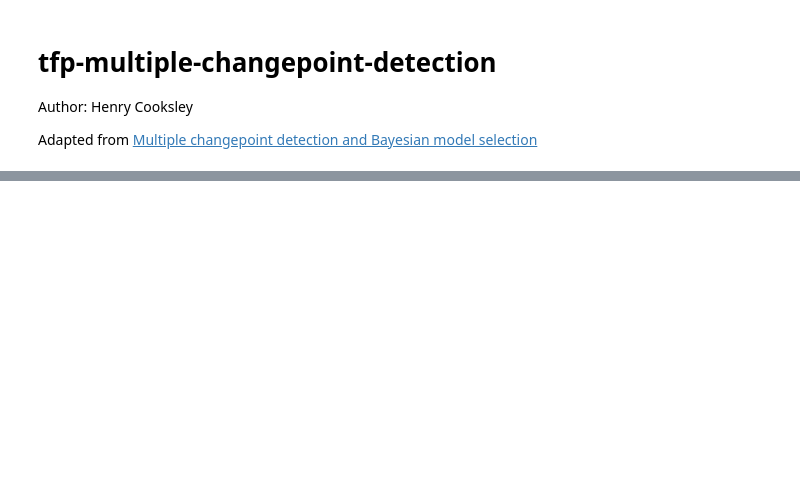
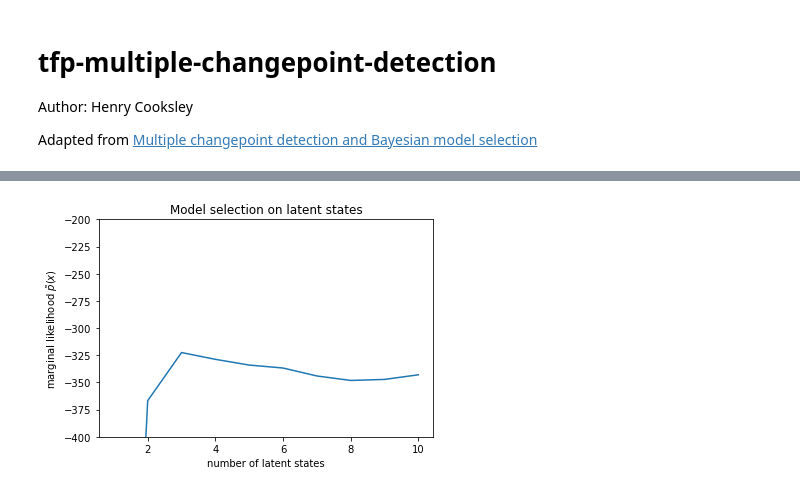
Before and after one commit to hnryjmes/tfp-multiple-changepoint-detection, a Jupyter notebook: tfp_multiple_changepoint_detection.ipynb, the cells around one changed output, grey strips where cells are left out. Cells and saved outputs as stored; diff of their text form; code cells hidden in the pictures; blank space fills up the shorter version.

```diff
--- a/tfp_multiple_changepoint_detection.ipynb
+++ b/tfp_multiple_changepoint_detection.ipynb
@@ -137,0 +386,3 @@ ax.legend(loc=4);
+# %%
+rate_prior = tfd.LogNormal(5, 5)
+rate_prior
@@ -137,0 +391,21 @@ ax.legend(loc=4);
+# %%
+def log_prob():
+    prior_lps = rate_prior.log_prob(tf.math.exp(trainable_log_rates))
+    prior_lp = tf.stack(
+        [tf.reduce_sum(prior_lps[i, :i+1]) for i in range(max_num_states)])
+    return prior_lp + hmm.log_prob(observed_counts)
+# %%
+@tf.function(autograph=False)
+def train_op():
+    with tf.GradientTape() as tape:
+        neg_log_prob = -log_prob()
+    grads = tape.gradient(neg_log_prob, [trainable_log_rates])[0]
+    optimizer.apply_gradients([(grads, trainable_log_rates)])
+    return neg_log_prob, tf.math.exp(trainable_log_rates)
+# %%
+for step in range(201):
+    loss, rates = [t.numpy() for t in train_op()]
+    if step % 20 == 0:
+        print(f"step {step}:")
+        print(f"loss {loss}")
+        print("\n")
@@ -137,0 +430,9 @@ ax.legend(loc=4);
+# %%
+num_states = np.arange(1, max_num_states+1)
+plt.plot(num_states, -loss)
+plt.ylim([-400, -200])
+plt.ylabel("marginal likelihood $\\tilde{p}(x)$")
+plt.xlabel("number of latent states")
+plt.title("Model selection on latent states");
+# %% [output]
+[figure, added]
```
Also changed, not shown: parts of 33 cells of this notebook.
